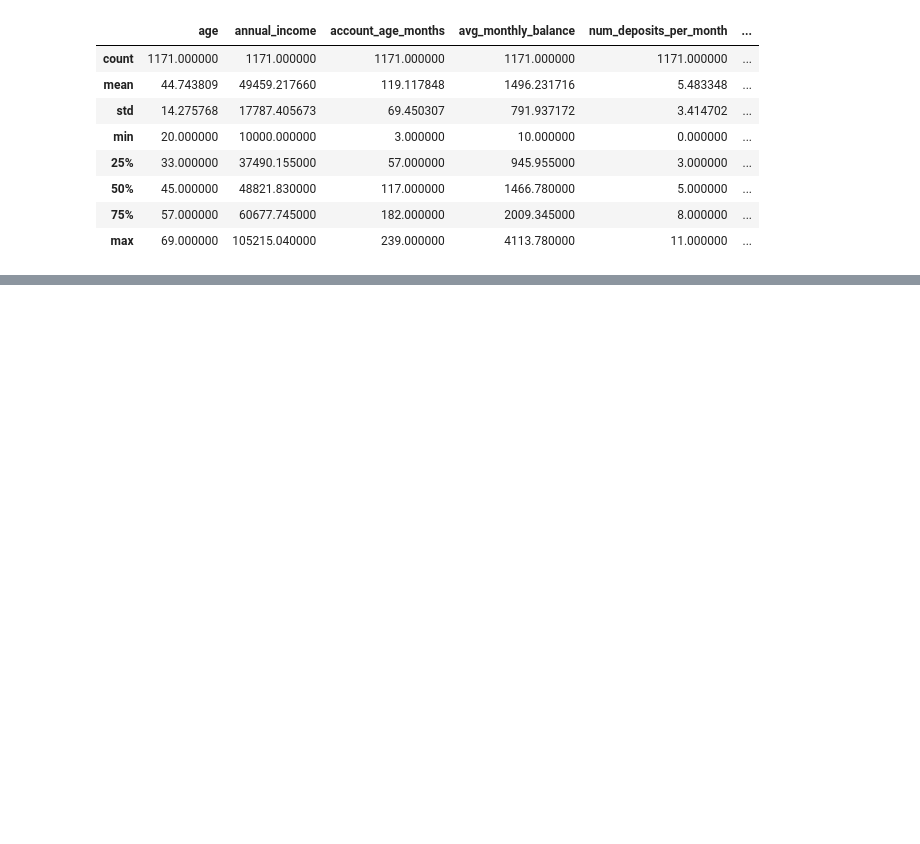
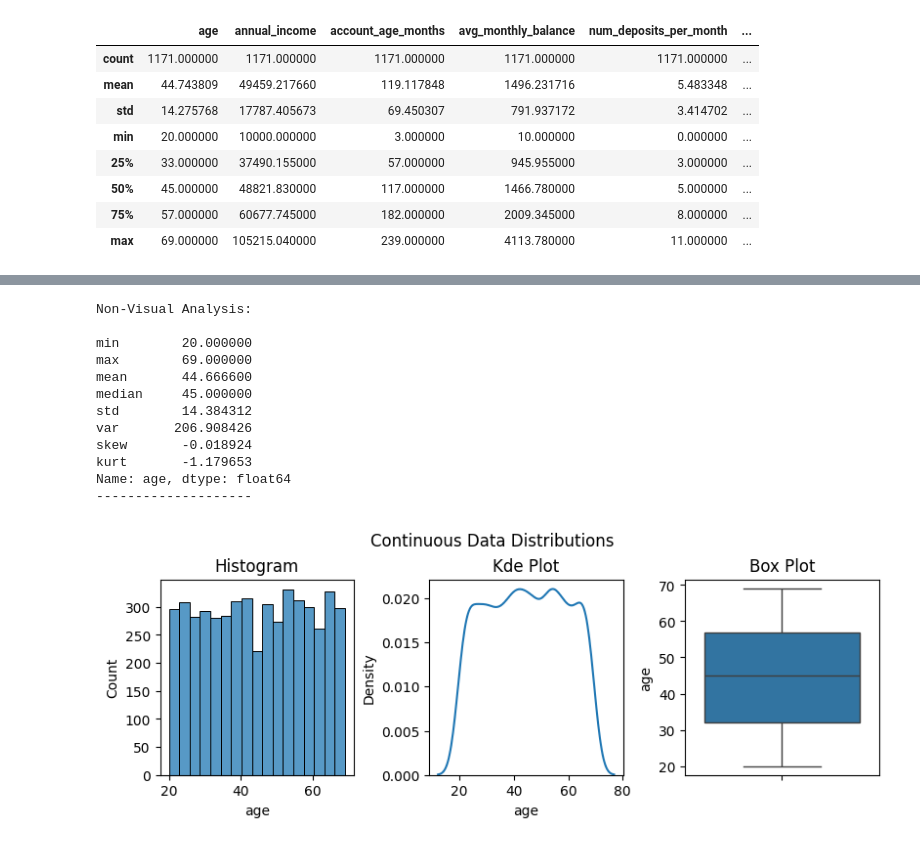
Before and after one commit to Rohithmasineni/MLProject, a Jupyter notebook: notebook/EDA.ipynb, the cells around one changed output, grey strips where cells are left out. Cells and saved outputs as stored; diff of their text form; code cells hidden in the pictures; blank space fills up the shorter version.

```diff
--- a/notebook/EDA.ipynb
+++ b/notebook/EDA.ipynb
@@ -275,0 +285,39 @@ sns.boxplot(x = 'credit_risk', y = 'credit_score', data=data)
+# %%
+def univariate_num_analysis(data, col):
+
+  # Non-visual analysis
+  series = data[col]
+  print('Non-Visual Analysis:\n')
+  print(series.agg(['min', 'max', 'mean', 'median', 'std', 'var', 'skew', 'kurt']))
+  print('-'*20)
+
+  # Visual Analysis
+  fig, axes = plt.subplots(1, 3, figsize=(8,3), layout = 'constrained')
+  fig.suptitle('Continuous Data Distributions')
+
+  axes[0].set_title('Histogram')
+  sns.histplot(data[col], ax = axes[0])
+
+  axes[1].set_title('Kde Plot')
+  sns.kdeplot(data[col], ax = axes[1])
+
+  axes[2].set_title('Box Plot')
+  sns.boxplot(data[col], ax = axes[2])
+
+  fig.show()
+# %%
+univariate_num_analysis(data, 'age')
+# %% [output]
+Non-Visual Analysis:
+
+min        20.000000
+max        69.000000
+mean       44.666600
+median     45.000000
+std        14.384312
+var       206.908426
+skew       -0.018924
+kurt       -1.179653
+Name: age, dtype: float64
+--------------------
+[figure, added]
```
Also changed, not shown: parts of 44 cells of this notebook.
